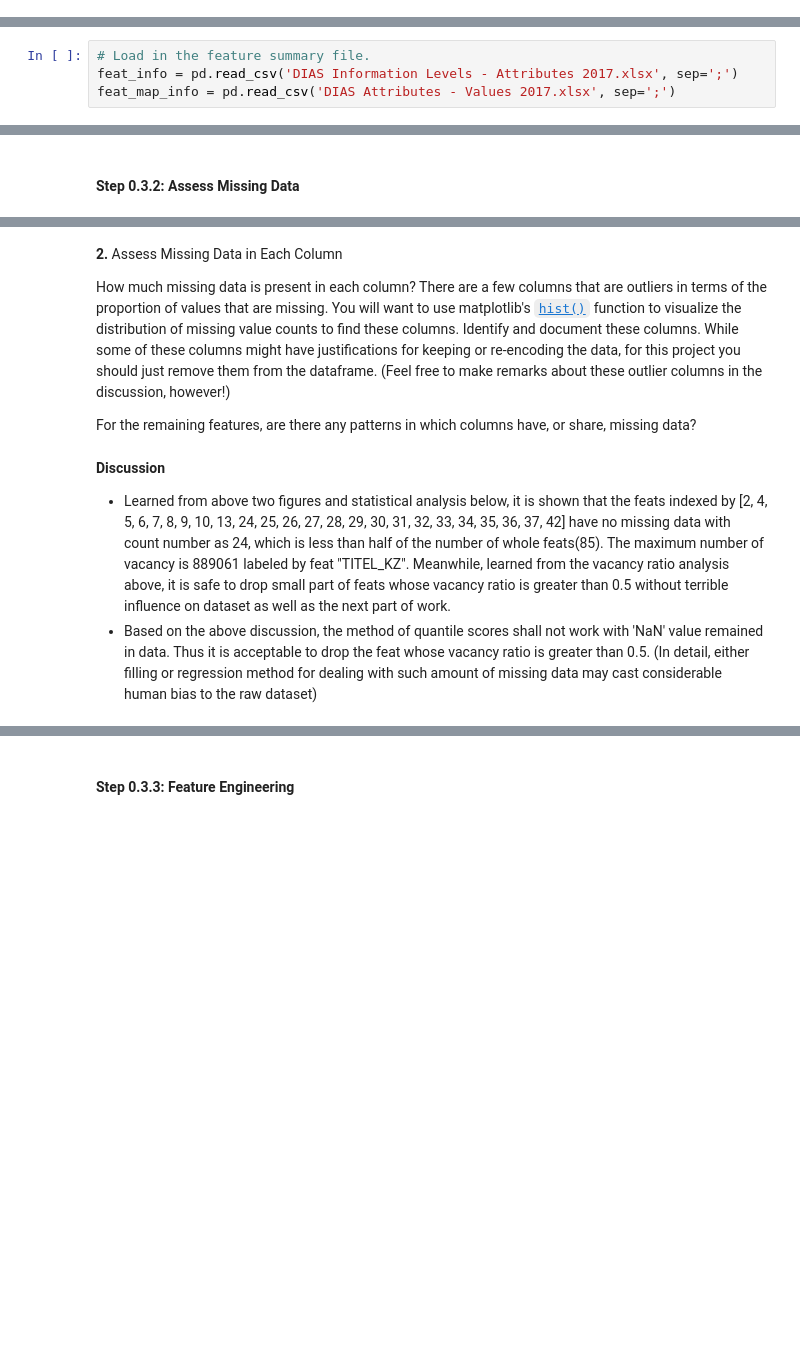
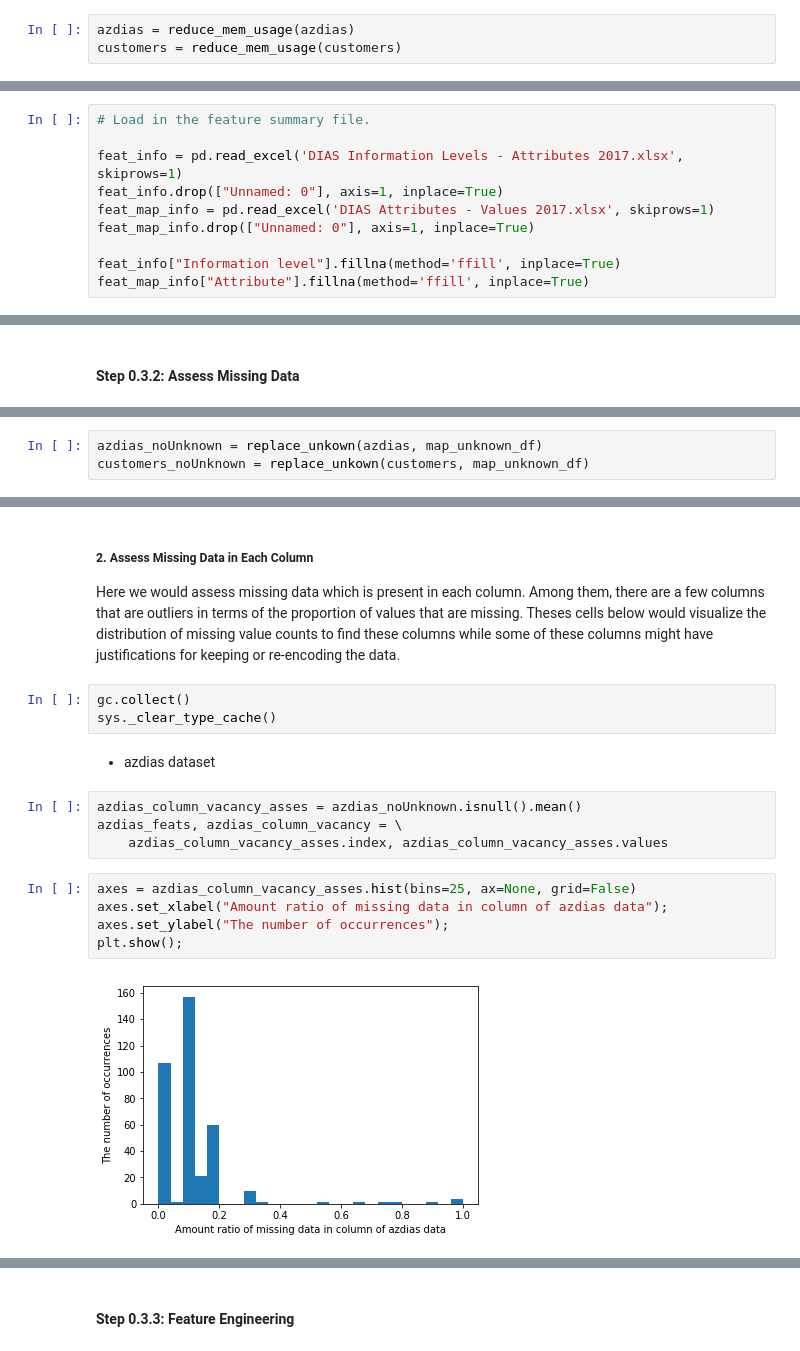
Before and after one commit to PaperStrange/Udacity_DataScientist, a Jupyter notebook: DS_term2_project-final/Arvato Project Workbook.ipynb, the cells around one changed output, grey strips where cells are left out. Saved outputs shown, nothing was run; the diff lists cells and outputs as text; blank space fills up the shorter version.

Commit message:
DOCS: add detail descriptions for the previous steps

```diff
--- a/DS_term2_project-final/Arvato Project Workbook.ipynb
+++ b/DS_term2_project-final/Arvato Project Workbook.ipynb
@@ -83,2 +128,5 @@ sys._clear_type_cache()
 azdias = pd.read_csv('../../data/Term2/capstone/arvato_data/Udacity_AZDIAS_052018.csv', sep=';')
 customers = pd.read_csv('../../data/Term2/capstone/arvato_data/Udacity_CUSTOMERS_052018.csv', sep=';')
+# %%
+azdias = reduce_mem_usage(azdias)
+customers = reduce_mem_usage(customers)
@@ -85,4 +136,10 @@ customers = pd.read_csv('../../data/Term2/capstone/arvato_data/Udacity_CUSTOMERS
 # %%
 # Load in the feature summary file.
-feat_info = pd.read_csv('DIAS Information Levels - Attributes 2017.xlsx', sep=';')
-feat_map_info = pd.read_csv('DIAS Attributes - Values 2017.xlsx', sep=';')
+
+feat_info = pd.read_excel('DIAS Information Levels - Attributes 2017.xlsx', skiprows=1)
+feat_info.drop(["Unnamed: 0"], axis=1, inplace=True)
+feat_map_info = pd.read_excel('DIAS Attributes - Values 2017.xlsx', skiprows=1)
+feat_map_info.drop(["Unnamed: 0"], axis=1, inplace=True)
+
+feat_info["Information level"].fillna(method='ffill', inplace=True)
+feat_map_info["Attribute"].fillna(method='ffill', inplace=True)
@@ -133,0 +345,3 @@ The fourth column of the feature attributes summary (loaded in above as `feat_in
+# %%
+azdias_noUnknown = replace_unkown(azdias, map_unknown_df)
+customers_noUnknown = replace_unkown(customers, map_unknown_df)
@@ -134,11 +369,20 @@ The fourth column of the feature attributes summary (loaded in above as `feat_in
 # %% [markdown]
-**2.** Assess Missing Data in Each Column
+##### **2.** Assess Missing Data in Each Column
 
-How much missing data is present in each column? There are a few columns that are outliers in terms of the proportion of values that are missing. You will want to use matplotlib's [`hist()`](https://matplotlib.org/api/_as_gen/matplotlib.pyplot.hist.html) function to visualize the distribution of missing value counts to find these columns. Identify and document these columns. While some of these columns might have justifications for keeping or re-encoding the data, for this project you should just remove them from the dataframe. (Feel free to make remarks about these outlier columns in the discussion, however!)
-
-For the remaining features, are there any patterns in which columns have, or share, missing data?
+Here we would assess missing data which is present in each column. Among them, there are a few columns that are outliers in terms of the proportion of values that are missing. Theses cells below would visualize the distribution of missing value counts to find these columns while some of these columns might have justifications for keeping or re-encoding the data.
-# %% [markdown]
-**Discussion**
-
-* Learned from above two figures and statistical analysis below, it is shown that the feats indexed by \[2, 4, 5, 6, 7, 8, 9, 10, 13, 24, 25, 26, 27, 28, 29, 30, 31, 32, 33, 34, 35, 36, 37, 42\] have no missing data with count number as 24, which is less than half of the number of whole feats(85). The maximum number of vacancy is 889061 labeled by feat "TITEL_KZ". Meanwhile, learned from the vacancy ratio analysis above, it is safe to drop small part of feats whose vacancy ratio is greater than 0.5 without terrible influence on dataset as well as the next part of work.
-* Based on the above discussion, the method of quantile scores shall not work with 'NaN' value remained in data. Thus it is acceptable to drop the feat whose vacancy ratio is greater than 0.5. (In detail, either filling or regression method for dealing with such amount of missing data may cast considerable human bias to the raw dataset)
+# %%
+gc.collect()
+sys._clear_type_cache()
+# %% [markdown]
+* azdias dataset
+# %%
+azdias_column_vacancy_asses = azdias_noUnknown.isnull().mean()
+azdias_feats, azdias_column_vacancy = \
+    azdias_column_vacancy_asses.index, azdias_column_vacancy_asses.values
+# %%
+axes = azdias_column_vacancy_asses.hist(bins=25, ax=None, grid=False)
+axes.set_xlabel("Amount ratio of missing data in column of azdias data");
+axes.set_ylabel("The number of occurrences");
+plt.show();
+# %% [output]
+[figure, added]
```
Also changed, not shown: parts of 155 cells of this notebook.
